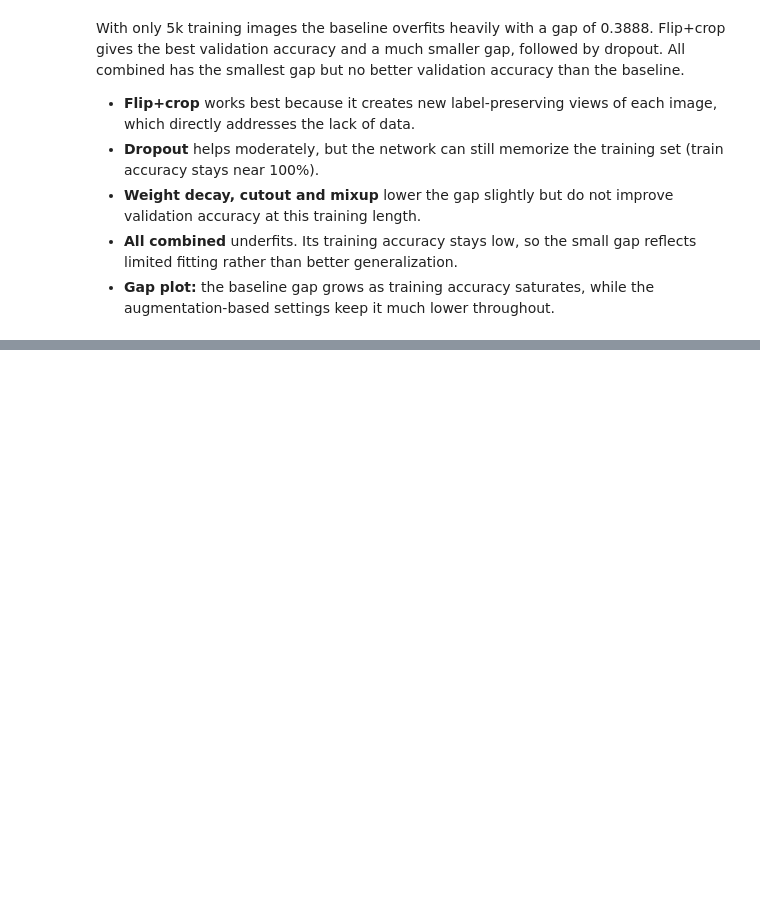
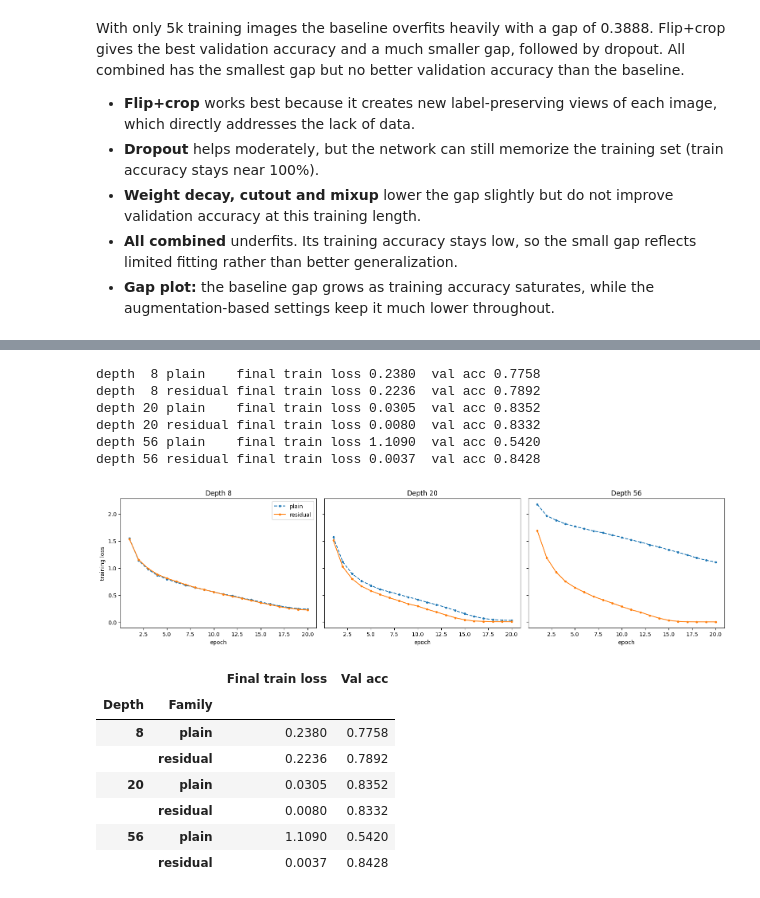
Before and after one commit to NethmiAmasha/Deep-Learning-for-Vision, a Jupyter notebook: EN4554_AS02.ipynb, the cells around one changed output, grey strips where cells are left out. Drawn from its saved outputs; the diff is of its cells as text; code cells hidden in the pictures; blank space fills up the shorter version.

Commit message:
Building CIFAR-style plain and residual networks

```diff
--- a/EN4554_AS02.ipynb
+++ b/EN4554_AS02.ipynb
@@ -826,0 +895,70 @@ With only 5k training images the baseline overfits heavily with a gap of 0.3888.
+# %%
+# training
+Xtr_g, ytr_g = train_x.to(device), train_y.to(device)
+Xva_g, yva_g = val_x.to(device), val_y.to(device)
+
+@torch.no_grad()
+def val_acc(model, bs=1000):
+    model.eval()
+    return sum((model(Xva_g[i:i+bs]).argmax(1) == yva_g[i:i+bs]).sum().item()
+               for i in range(0, len(Xva_g), bs)) / len(Xva_g)
+
+def train_net(n, residual, epochs=20, bs=128, lr=0.05, wd=5e-4, seed=0):
+    torch.manual_seed(seed)
+    model = CifarNet(n, residual).to(device)
+    opt = torch.optim.SGD(model.parameters(), lr=lr, momentum=0.9, weight_decay=wd)
+    sched = torch.optim.lr_scheduler.CosineAnnealingLR(opt, T_max=epochs)
+    g = torch.Generator(device=device).manual_seed(seed)
+    losses = []
+    for ep in range(epochs):
+        model.train()
+        perm = torch.randperm(len(Xtr_g), device=device, generator=g)
+        running = 0.0
+        for i in range(0, len(perm), bs):
+            idx = perm[i:i + bs]
+            opt.zero_grad()
+            loss = F.cross_entropy(model(Xtr_g[idx]), ytr_g[idx])
+            loss.backward()
+            opt.step()
+            running += loss.item() * len(idx)
+        sched.step()
+        losses.append(running / len(perm))
+    return losses, val_acc(model)
+
+res3b = {}
+for n in (1, 3, 9):
+    for residual in (False, True):
+        key = (6 * n + 2, "residual" if residual else "plain")
+        res3b[key] = train_net(n, residual)
+        print(f"depth {key[0]:2d} {key[1]:8s} final train loss {res3b[key][0][-1]:.4f}  val acc {res3b[key][1]:.4f}")
+# %% [output]
+depth  8 plain    final train loss 0.2380  val acc 0.7758
+depth  8 residual final train loss 0.2236  val acc 0.7892
+depth 20 plain    final train loss 0.0305  val acc 0.8352
+depth 20 residual final train loss 0.0080  val acc 0.8332
+depth 56 plain    final train loss 1.1090  val acc 0.5420
+depth 56 residual final train loss 0.0037  val acc 0.8428
+# %%
+# plotting
+fig, ax = plt.subplots(1, 3, figsize=(16, 4.2), sharey=True)
+for a, d in zip(ax, (8, 20, 56)):
+    for fam, style in (("plain", "--"), ("residual", "-")):
+        a.plot(range(1, 21), res3b[(d, fam)][0], style, marker="o", markersize=3, label=fam)
+    a.set(title=f"Depth {d}", xlabel="epoch")
+ax[0].set_ylabel("training loss")
+ax[0].legend()
+plt.tight_layout(); plt.show()
+
+import pandas as pd
+display(pd.DataFrame([{"Depth": d, "Family": f, "Final train loss": round(l[-1], 4), "Val acc": round(v, 4)}
+                      for (d, f), (l, v) in res3b.items()]).set_index(["Depth", "Family"]))
+# %% [output]
+[figure, added]
+|  |  | Final train loss | Val acc |
+| Depth | Family |  |  |
+| 8 | plain | 0.2380 | 0.7758 |
+|  | residual | 0.2236 | 0.7892 |
+| 20 | plain | 0.0305 | 0.8352 |
+|  | residual | 0.0080 | 0.8332 |
+| 56 | plain | 1.1090 | 0.5420 |
+|  | residual | 0.0037 | 0.8428 |
```
Also changed, not shown: parts of 4 cells of this notebook.
